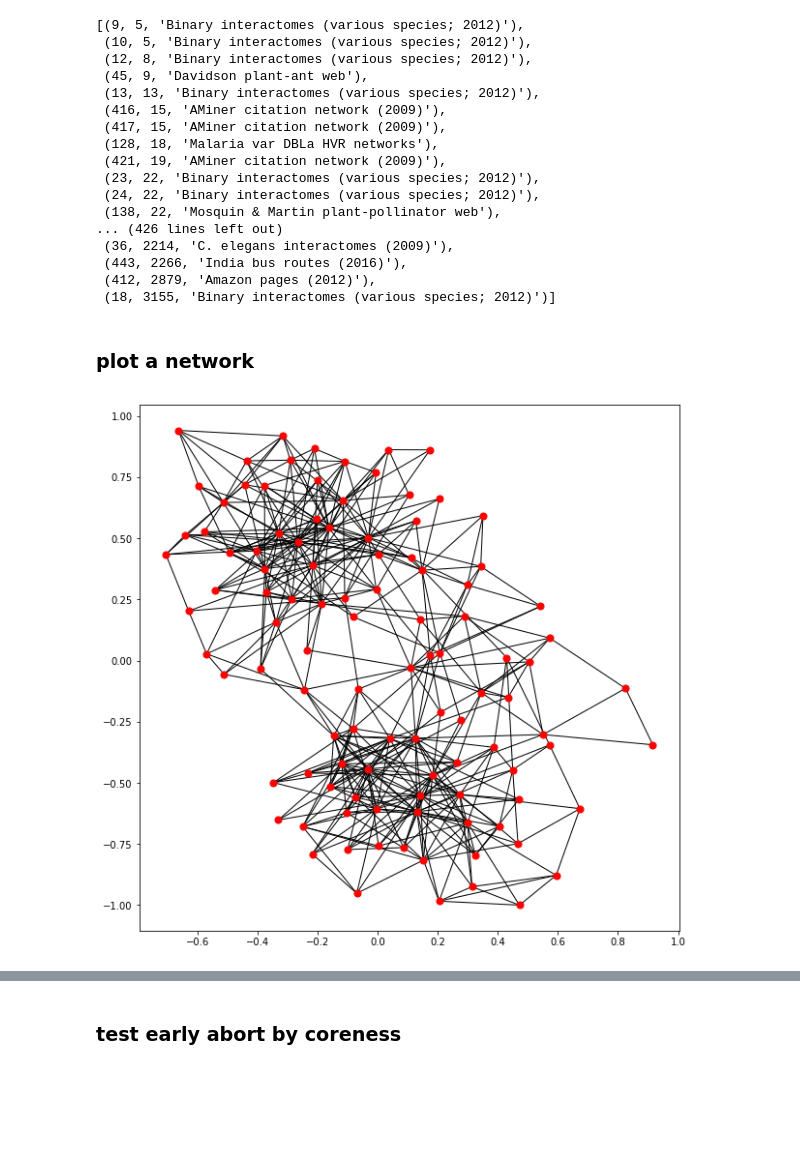
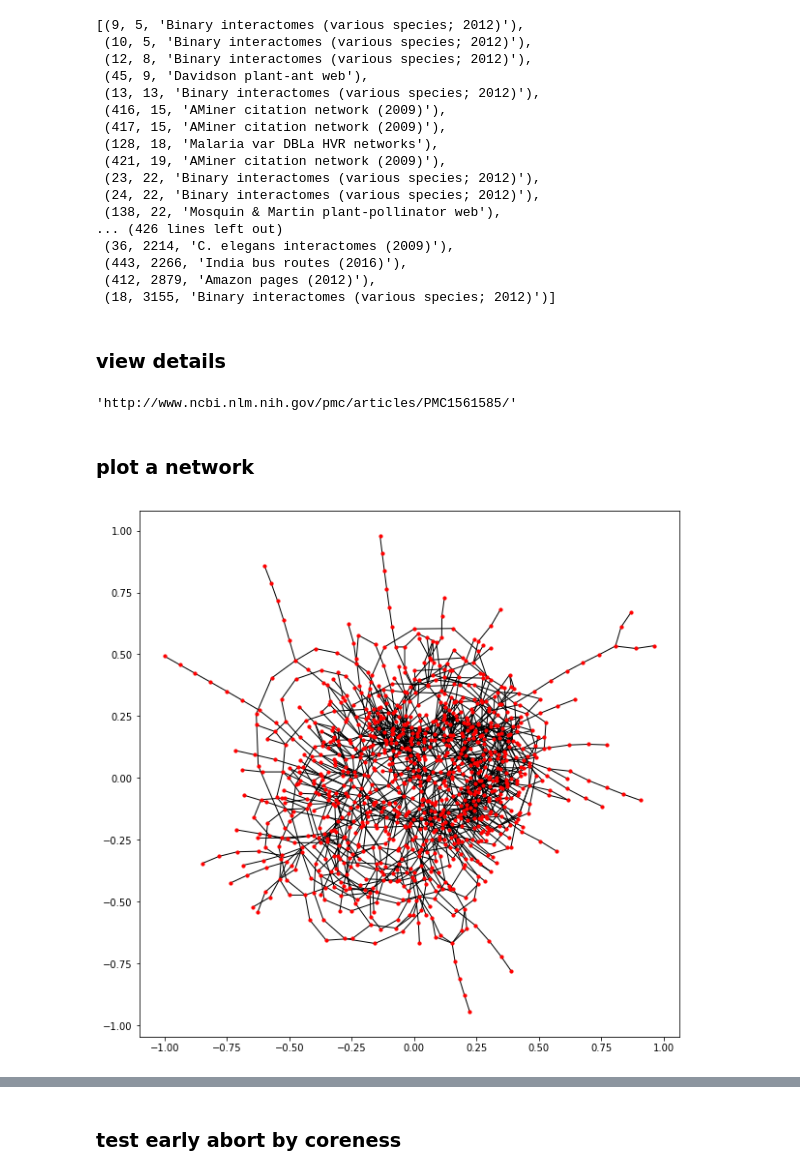
Before and after one commit to ta-rekt/motif-discovery, a Jupyter notebook: src/speed_tests.ipynb, the cells around one changed output, grey strips where cells are left out. Saved outputs shown, nothing was run; the diff lists cells and outputs as text; code cells hidden in the pictures; blank space fills up the shorter version.

```diff
--- a/src/speed_tests.ipynb
+++ b/src/speed_tests.ipynb
@@ -178,9 +182,16 @@ sorted(networks, key = itemgetter(1))
  (443, 2266, 'India bus routes (2016)'),
  (412, 2879, 'Amazon pages (2012)'),
  (18, 3155, 'Binary interactomes (various species; 2012)')]
+# %% [markdown]
+### view details
+# %%
+data['sourceUrl'][375]
+# %% [output]
+'http://www.ncbi.nlm.nih.gov/pmc/articles/PMC1561585/'
 # %% [markdown]
 ### plot a network
-# %%
-plotNetwork(372)
-# %% [output]
-[figure, removed]
+# %%
+#arguments: networkIndex, nodeSize, withLabels, figSize
+plotNetwork(439, 10, False)
+# %% [output]
+[figure, added]
```
Also changed, not shown: parts of 26 cells of this notebook, 24 other files.
